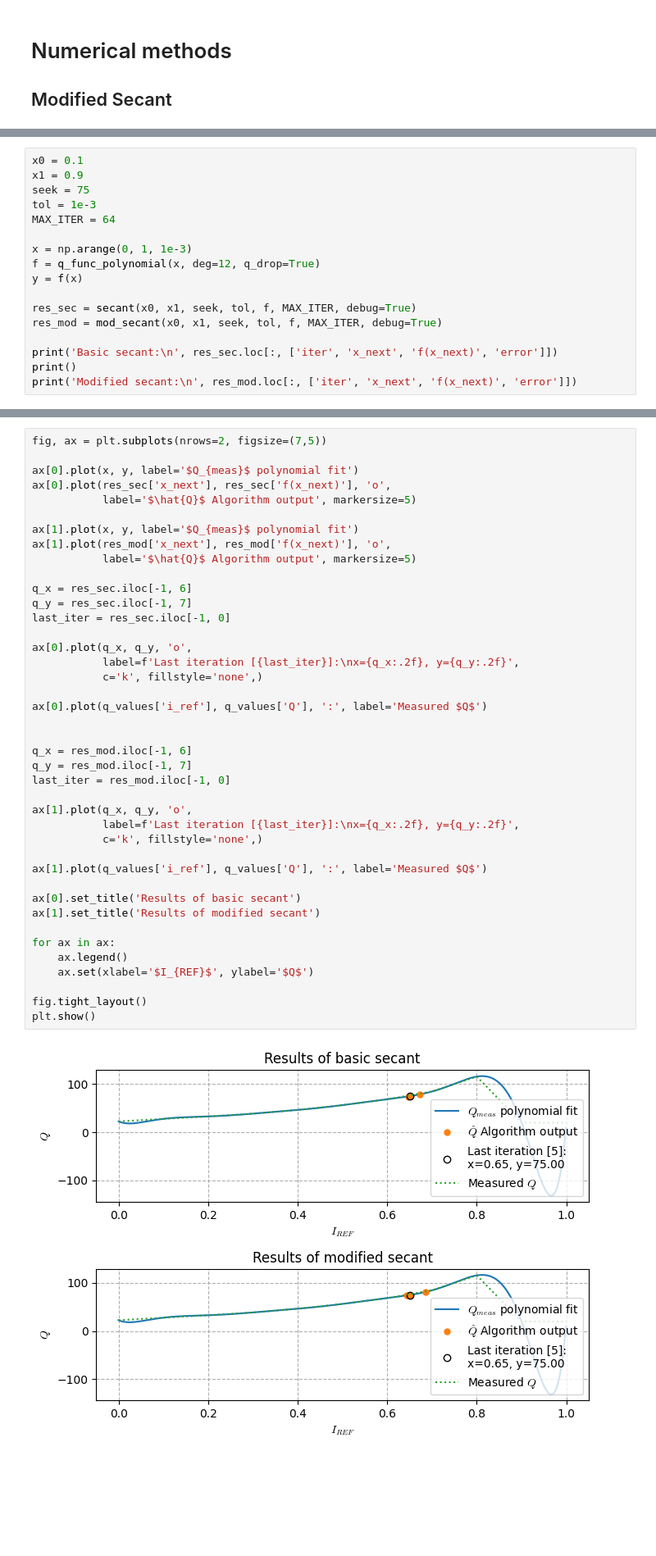
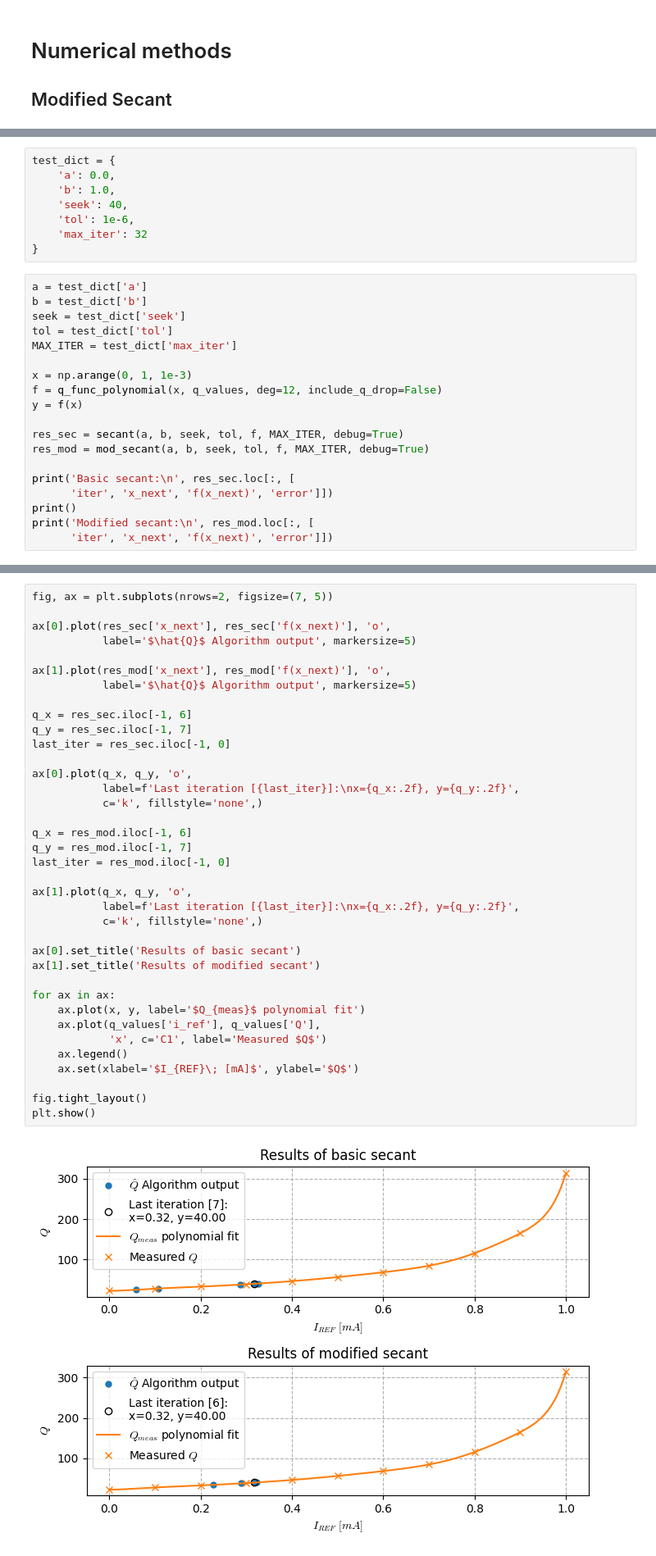
Before and after one commit to pesadaum/tcc, a Jupyter notebook: prototype/main.ipynb, the cells around one changed output, grey strips where cells are left out. Shown at 82% size. Saved outputs shown, nothing was run; the diff lists cells and outputs as text; blank space fills up the shorter version.

```diff
--- a/prototype/main.ipynb
+++ b/prototype/main.ipynb
@@ -55,19 +42,29 @@ def q_func_polynomial(x, q_values=q_values, deg=6, q_drop=False):
+# %%
+test_dict = {
+    'a': 0.0,
+    'b': 1.0,
+    'seek': 40,
+    'tol': 1e-6,
+    'max_iter': 32
+}
 # %%
-x0 = 0.1
-x1 = 0.9
-seek = 75
-tol = 1e-3
-MAX_ITER = 64
+a = test_dict['a']
+b = test_dict['b']
+seek = test_dict['seek']
+tol = test_dict['tol']
+MAX_ITER = test_dict['max_iter']
 
 x = np.arange(0, 1, 1e-3)
-f = q_func_polynomial(x, deg=12, q_drop=True)
+f = q_func_polynomial(x, q_values, deg=12, include_q_drop=False)
 y = f(x)
 
-res_sec = secant(x0, x1, seek, tol, f, MAX_ITER, debug=True)
-res_mod = mod_secant(x0, x1, seek, tol, f, MAX_ITER, debug=True)
+res_sec = secant(a, b, seek, tol, f, MAX_ITER, debug=True)
+res_mod = mod_secant(a, b, seek, tol, f, MAX_ITER, debug=True)
 
-print('Basic secant:\n', res_sec.loc[:, ['iter', 'x_next', 'f(x_next)', 'error']])
+print('Basic secant:\n', res_sec.loc[:, [
+      'iter', 'x_next', 'f(x_next)', 'error']])
 print()
-print('Modified secant:\n', res_mod.loc[:, ['iter', 'x_next', 'f(x_next)', 'error']])
+print('Modified secant:\n', res_mod.loc[:, [
+      'iter', 'x_next', 'f(x_next)', 'error']])
 # %% [output]
 Basic secant:
@@ -97,46 +100,42 @@ res_mod
 # %%
-fig, ax = plt.subplots(nrows=2, figsize=(7,5))
+fig, ax = plt.subplots(nrows=2, figsize=(7, 5))
 
-ax[0].plot(x, y, label='$Q_{meas}$ polynomial fit')
 ax[0].plot(res_sec['x_next'], res_sec['f(x_next)'], 'o',
            label='$\hat{Q}$ Algorithm output', markersize=5)
 
-ax[1].plot(x, y, label='$Q_{meas}$ polynomial fit')
 ax[1].plot(res_mod['x_next'], res_mod['f(x_next)'], 'o',
            label='$\hat{Q}$ Algorithm output', markersize=5)
 
 q_x = res_sec.iloc[-1, 6]
 q_y = res_sec.iloc[-1, 7]
 last_iter = res_sec.iloc[-1, 0]
 
 ax[0].plot(q_x, q_y, 'o',
            label=f'Last iteration [{last_iter}]:\nx={q_x:.2f}, y={q_y:.2f}',
            c='k', fillstyle='none',)
 
-ax[0].plot(q_values['i_ref'], q_values['Q'], ':', label='Measured $Q$')
-
-
 q_x = res_mod.iloc[-1, 6]
 q_y = res_mod.iloc[-1, 7]
 last_iter = res_mod.iloc[-1, 0]
 
 ax[1].plot(q_x, q_y, 'o',
            label=f'Last iteration [{last_iter}]:\nx={q_x:.2f}, y={q_y:.2f}',
            c='k', fillstyle='none',)
 
-ax[1].plot(q_values['i_ref'], q_values['Q'], ':', label='Measured $Q$')
-
 ax[0].set_title('Results of basic secant')
 ax[1].set_title('Results of modified secant')
 
 for ax in ax:
+    ax.plot(x, y, label='$Q_{meas}$ polynomial fit')
+    ax.plot(q_values['i_ref'], q_values['Q'],
+            'x', c='C1', label='Measured $Q$')
     ax.legend()
-    ax.set(xlabel='$I_{REF}$', ylabel='$Q$')
+    ax.set(xlabel='$I_{REF}\; [mA]$', ylabel='$Q$')
 
 fig.tight_layout()
 plt.show()
 # %% [output]
-[figure, old version]
+[figure, new version]
 # %%
 x0 = 0.0
 x1 = 1.0
```
Also changed, not shown: parts of 14 cells of this notebook, 6 other files.
